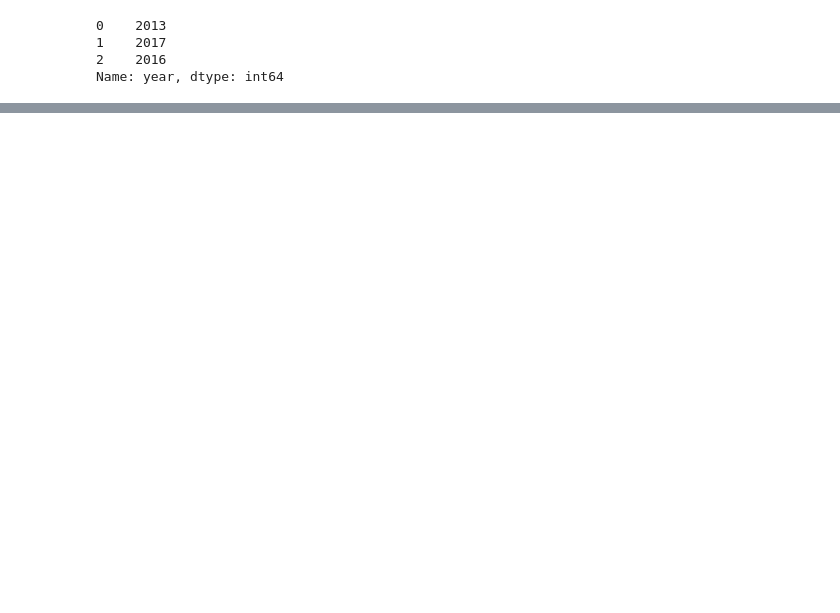
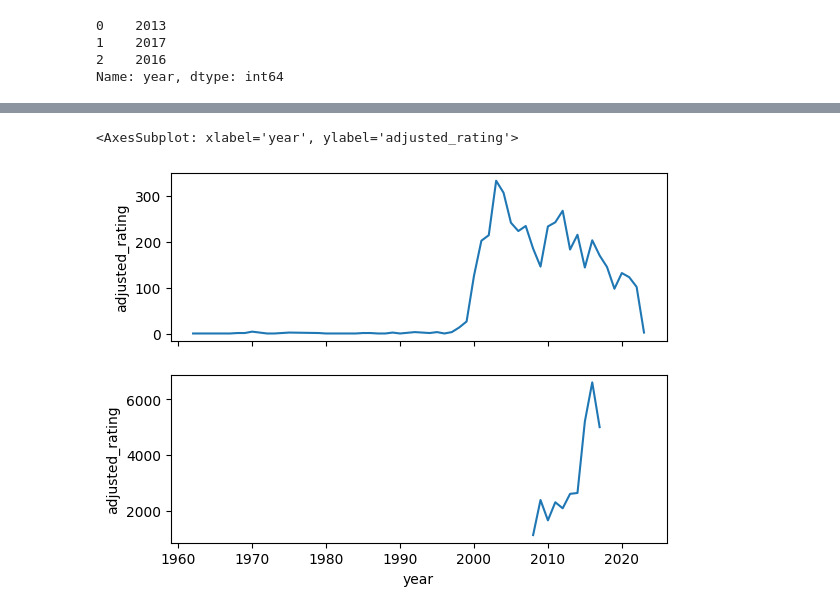
Before and after one commit to fractaldatalearning/psychedelic_efficacy, a Jupyter notebook: notebooks/10-kl-reports-engineer-ratings.ipynb, the cells around one changed output, grey strips where cells are left out. Saved outputs shown, nothing was run; the diff lists cells and outputs as text; code cells hidden in the pictures; blank space fills up the shorter version.

```diff
--- a/notebooks/10-kl-reports-engineer-ratings.ipynb
+++ b/notebooks/10-kl-reports-engineer-ratings.ipynb
@@ -418,6 +464,7 @@ psychedelic_df['year'] = psychedelic_df.year.replace({'1981-2007':'1981', '2001
                                                      '2011-2018':'2011', '2012-2013':'2012',
                                                      '2018-2019':'2018', '2020-2021':'2020',
                                                      '2021-2022':'2021', 'Exp Year:':''})
-psychedelic_df['year'] = pd.to_datetime(psychedelic_df.year)
-psychedelic_df.info()
+
+psychedelic_df['year'] = psychedelic_df['year'].astype(int, errors='ignore')
+psychedelic_df.year[:3]
 # %% [output]
@@ -444,3 +474,0 @@ memory usage: 463.5+ KB
-# %%
-studies_df['year'] = pd.to_datetime(studies_df.date, errors='raise', format='Y')
-studies_df.info()
@@ -465,4 +475,5 @@ memory usage: 3.4+ MB
 # %%
+studies_df['year'] = pd.to_datetime(studies_df.date)
 studies_df['year'] = [studies_df.loc[row,'year'].year for row in range(len(studies_df))]
 studies_df.year[:3]
 # %% [output]
@@ -473,10 +484,9 @@ Name: year, dtype: int64
 # %%
 # Find how many reviews/reports were submitted each year
 psychedelic_year_count = psychedelic_df.groupby('year')['adjusted_rating'].count().sort_values(
-    ascending=False)
-studies_year_count = studies_df.groupby('year')['adjusted_rating'].count().sort_values(
-    ascending=False)
+    ascending=False).drop(index='')
 
+psychedelic_year_count.index = psychedelic_year_count.index.astype(int)
 psychedelic_year_count
 # %% [output]
 year
@@ -499,4 +527,7 @@ Name: adjusted_rating, dtype: int64
 # %%
-fig, axes = plt.subplots(2,1)
-
-sns.lineplot()
+fig, axes = plt.subplots(nrows=2, ncols=1, sharex=True)
+sns.lineplot(data=psychedelic_year_count, ax=axes[0])
+sns.lineplot(data=studies_year_count, ax=axes[1])
+# %% [output]
+<AxesSubplot: xlabel='year', ylabel='adjusted_rating'>
+[figure, added]
```
Also changed, not shown: parts of 46 cells of this notebook.
